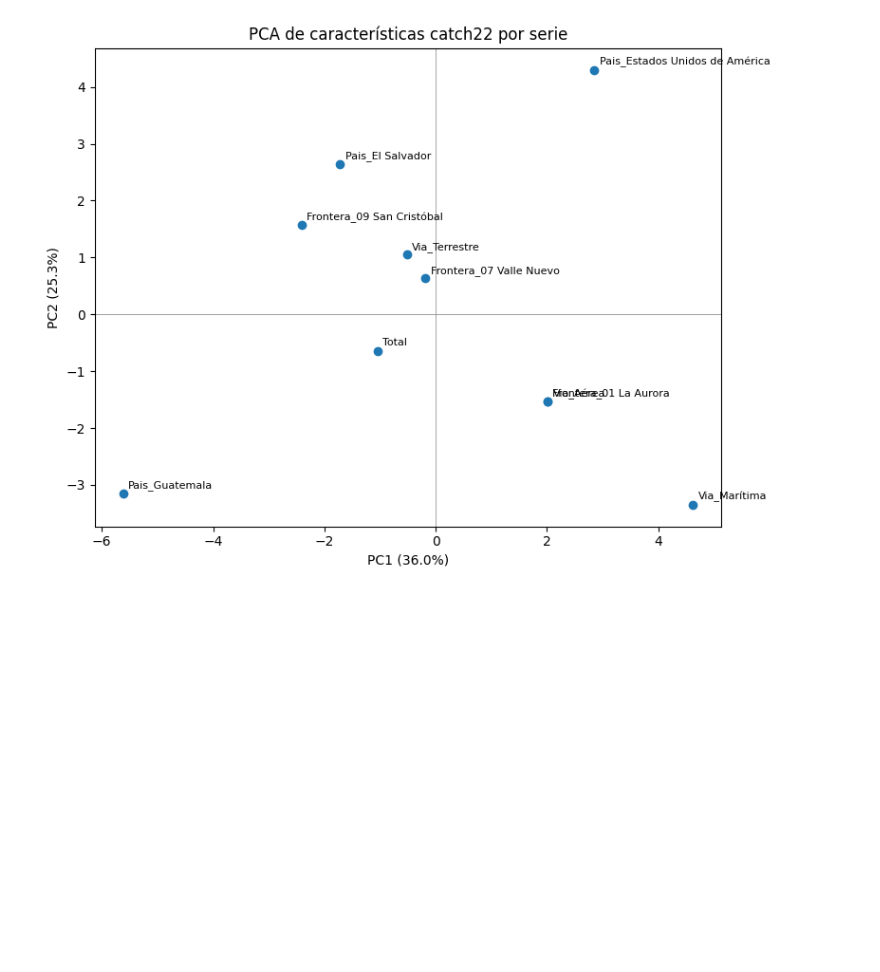
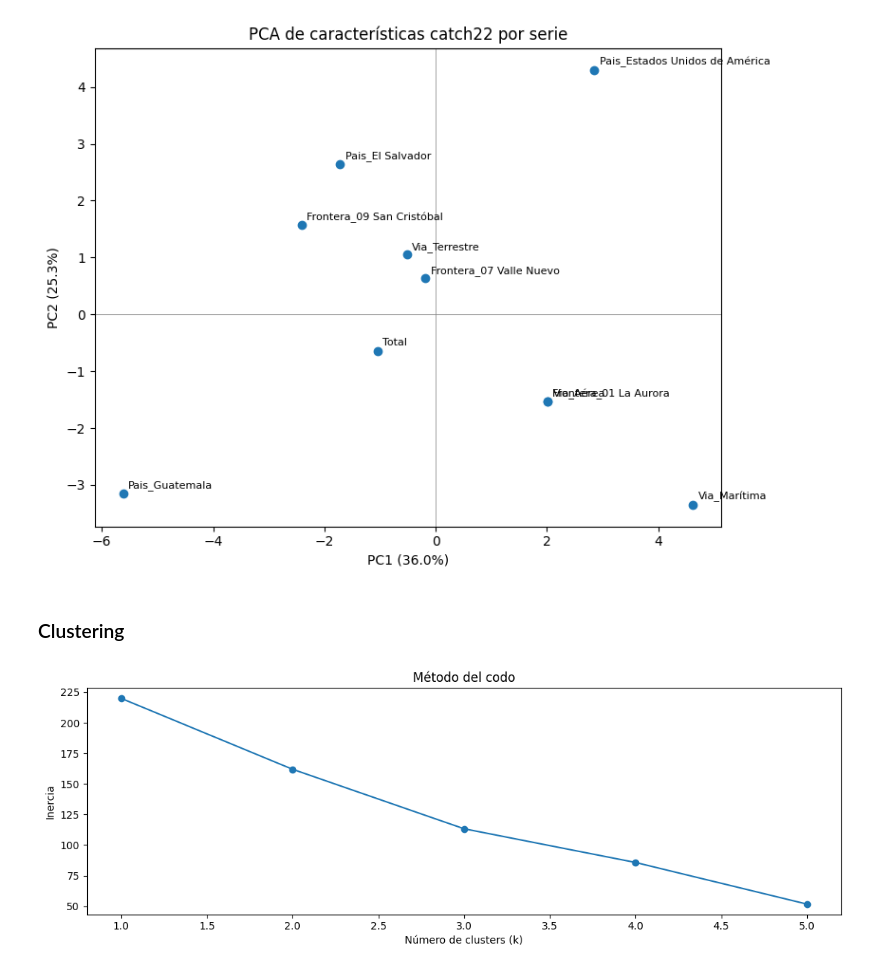
Before and after one commit to Qu3zada22/Laboratorio1-ds, a Jupyter notebook: lab2.ipynb, the cells around one changed output. Drawn from its saved outputs; the diff is of its cells as text; code cells hidden in the pictures; blank space fills up the shorter version.

```diff
--- a/lab2.ipynb
+++ b/lab2.ipynb
@@ -349,3 +349,21 @@ plt.show()
 # %% [output]
 Varianza explicada: [0.36  0.253]
 [figure]
+# %% [markdown]
+### Clustering
+# %%
+inercia = []
+rango_k = range(1, 6)
+for k in rango_k:
+    km = KMeans(n_clusters=k, n_init=10, random_state=42).fit(matriz_esc)
+    inercia.append(km.inertia_)
+
+fig, ax = plt.subplots()
+ax.plot(list(rango_k), inercia, marker='o')
+ax.set_xlabel('Número de clusters (k)')
+ax.set_ylabel('Inercia')
+ax.set_title('Método del codo')
+plt.tight_layout()
+plt.show()
+# %% [output]
+[figure, added]
```
Also changed, not shown: parts of 11 cells of this notebook.
